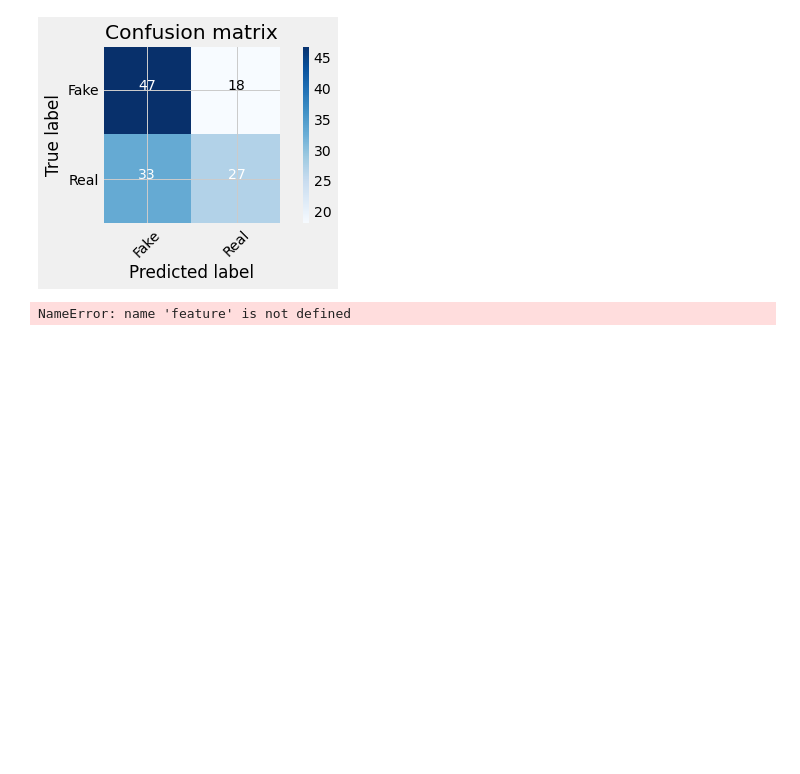
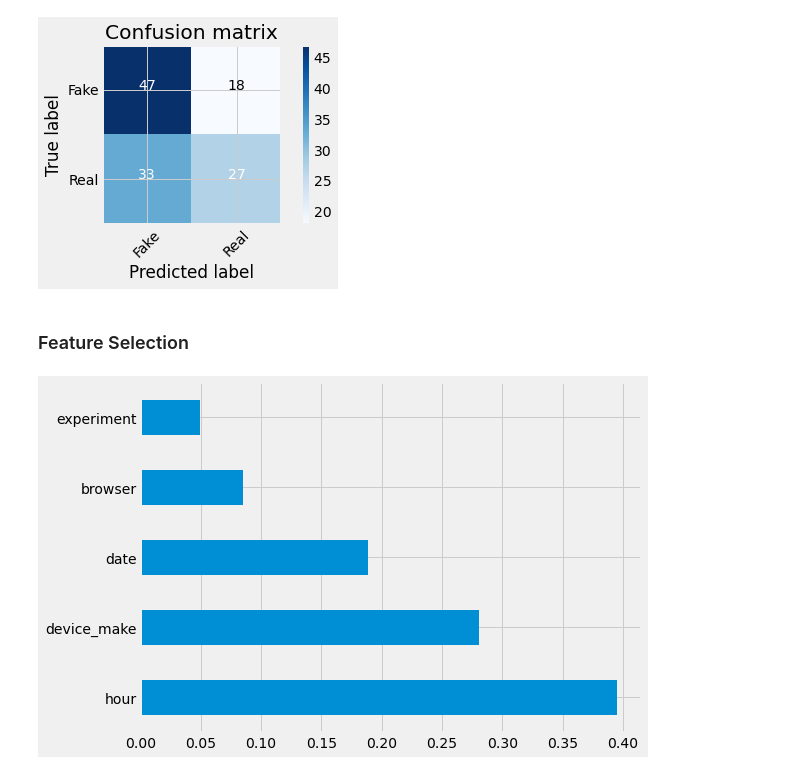
Before and after one commit to 10X-groups/AB-testing, a Jupyter notebook: notebooks/Abtest-mlops.ipynb, the cells around one changed output. Saved outputs shown, nothing was run; the diff lists cells and outputs as text; code cells hidden in the pictures; blank space fills up the shorter version.

Commit message:
updated models

```diff
--- a/notebooks/Abtest-mlops.ipynb
+++ b/notebooks/Abtest-mlops.ipynb
@@ -518,7 +518,17 @@ plot_confusion_matrix(cm, classes=['Fake', 'Real'])
 accuracy: 59.2%
 Confusion matrix, without normalization
 [figure]
-# %%
-plt.barh(feature,rfc_feature_importance_c,color='purple')
-# %% [output]
-NameError: name 'feature' is not defined
+# %% [markdown]
+### Feature Selection
+# %%
+# Feature Importance:using Random forest Classifier
+from sklearn.ensemble import RandomForestClassifier
+import matplotlib.pyplot as plt
+model=RandomForestClassifier()
+model.fit(X,y)
+plt.figure(figsize=(8,6))
+ranked_features=pd.Series(model.feature_importances_,index=X.columns)
+ranked_features.nlargest(24).plot(kind='barh')
+plt.show()
+# %% [output]
+[figure, added]
```
Also changed, not shown: parts of 2 cells of this notebook, 1 other file.
